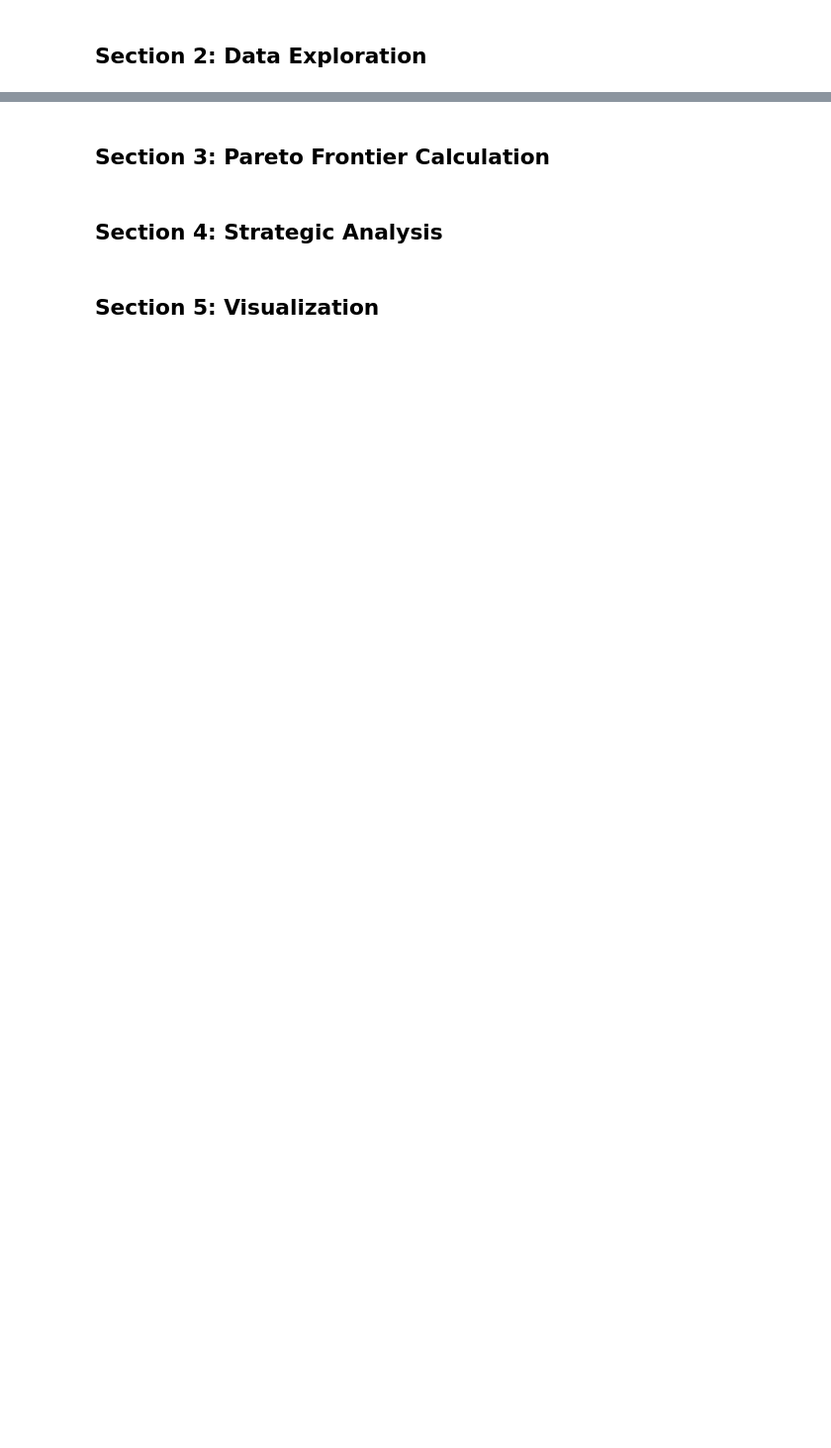
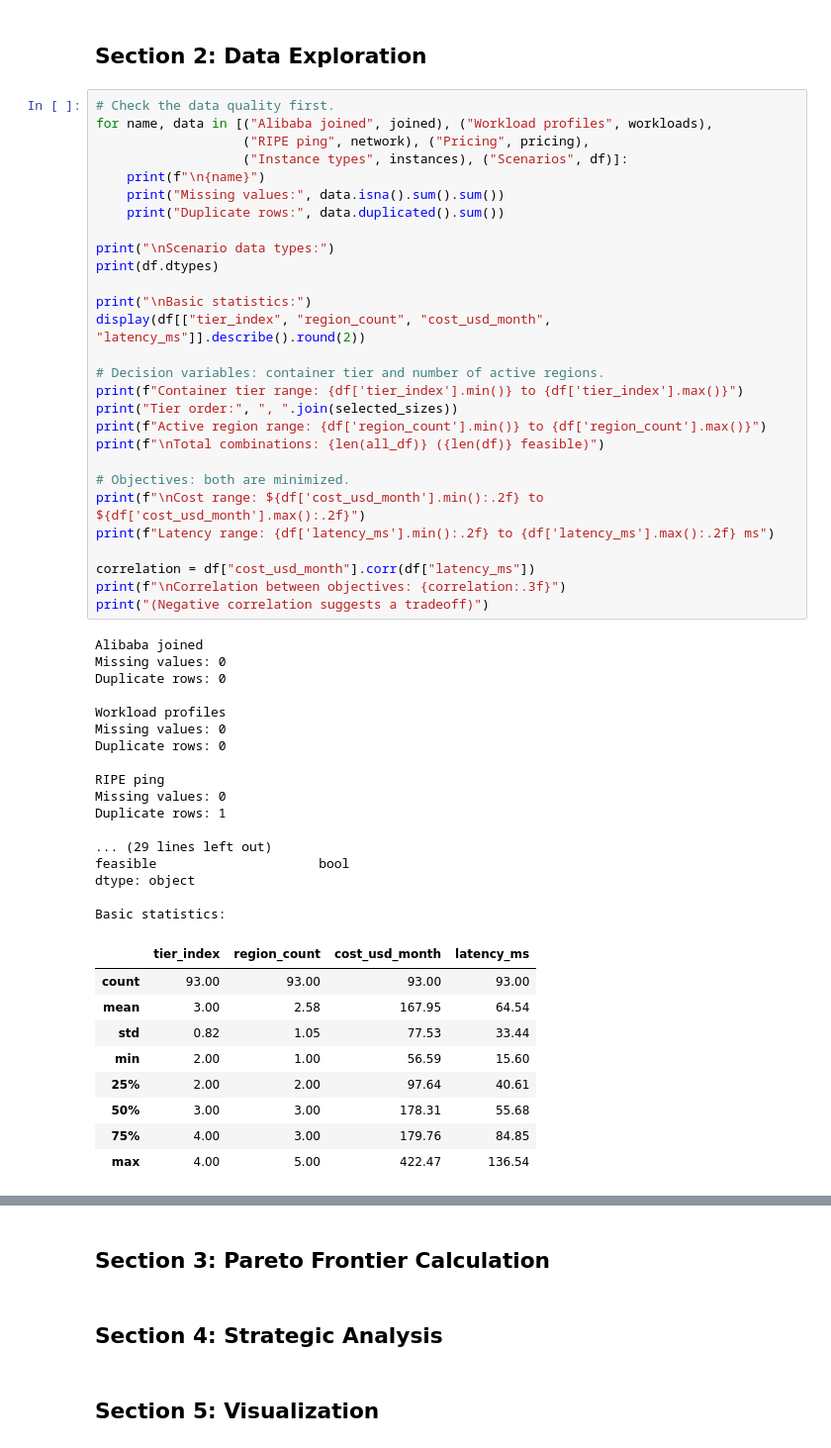
Before and after one commit to MostlyWhat/Infrastructure-Optimization-Engine, a Jupyter notebook: optimization_engine.ipynb, the cells around one changed output, grey strips where cells are left out. Shown at 99% size. Drawn from its saved outputs; the diff is of its cells as text; blank space fills up the shorter version.

```diff
--- a/optimization_engine.ipynb
+++ b/optimization_engine.ipynb
@@ -285,3 +285,58 @@ Excluded configurations: 31
 | 4 | US West | 1 | 3 | standard-3 | 2.0 | 8.0 | ... |
 # %% [markdown]
 ## Section 2: Data Exploration
+# %%
+# Check the data quality first.
+for name, data in [("Alibaba joined", joined), ("Workload profiles", workloads),
+                   ("RIPE ping", network), ("Pricing", pricing),
+                   ("Instance types", instances), ("Scenarios", df)]:
+    print(f"\n{name}")
+    print("Missing values:", data.isna().sum().sum())
+    print("Duplicate rows:", data.duplicated().sum())
+
+print("\nScenario data types:")
+print(df.dtypes)
+
+print("\nBasic statistics:")
+display(df[["tier_index", "region_count", "cost_usd_month", "latency_ms"]].describe().round(2))
+
+# Decision variables: container tier and number of active regions.
+print(f"Container tier range: {df['tier_index'].min()} to {df['tier_index'].max()}")
+print("Tier order:", ", ".join(selected_sizes))
+print(f"Active region range: {df['region_count'].min()} to {df['region_count'].max()}")
+print(f"\nTotal combinations: {len(all_df)} ({len(df)} feasible)")
+
+# Objectives: both are minimized.
+print(f"\nCost range: ${df['cost_usd_month'].min():.2f} to ${df['cost_usd_month'].max():.2f}")
+print(f"Latency range: {df['latency_ms'].min():.2f} to {df['latency_ms'].max():.2f} ms")
+
+correlation = df["cost_usd_month"].corr(df["latency_ms"])
+print(f"\nCorrelation between objectives: {correlation:.3f}")
+print("(Negative correlation suggests a tradeoff)")
+# %% [output]
+Alibaba joined
+Missing values: 0
+Duplicate rows: 0
+
+Workload profiles
+Missing values: 0
+Duplicate rows: 0
+
+RIPE ping
+Missing values: 0
+Duplicate rows: 1
+
+... (29 lines left out)
+feasible                     bool
+dtype: object
+
+Basic statistics:
+|  | tier_index | region_count | cost_usd_month | latency_ms |
+| count | 93.00 | 93.00 | 93.00 | 93.00 |
+| mean | 3.00 | 2.58 | 167.95 | 64.54 |
+| std | 0.82 | 1.05 | 77.53 | 33.44 |
+| min | 2.00 | 1.00 | 56.59 | 15.60 |
+| 25% | 2.00 | 2.00 | 97.64 | 40.61 |
+| 50% | 3.00 | 3.00 | 178.31 | 55.68 |
+| 75% | 4.00 | 3.00 | 179.76 | 84.85 |
+| max | 4.00 | 5.00 | 422.47 | 136.54 |
```
Also changed, not shown: parts of 3 cells of this notebook, 1 other file.
